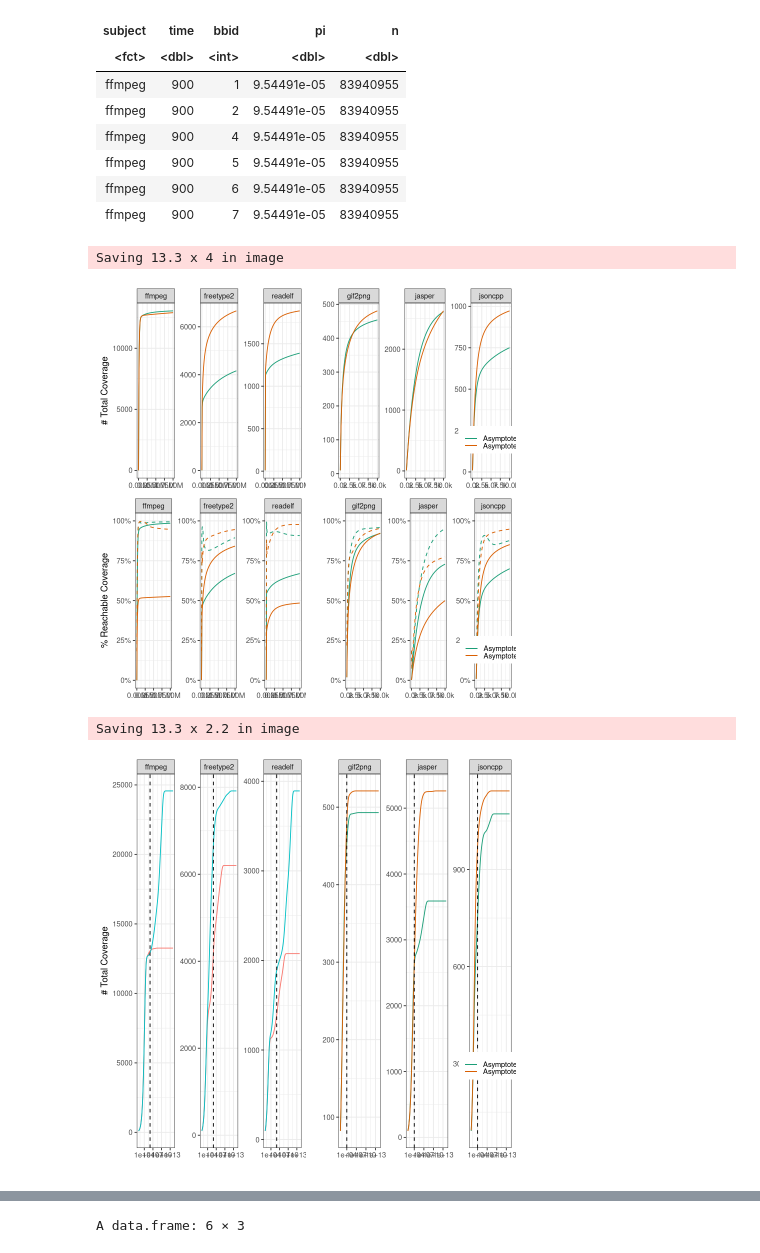
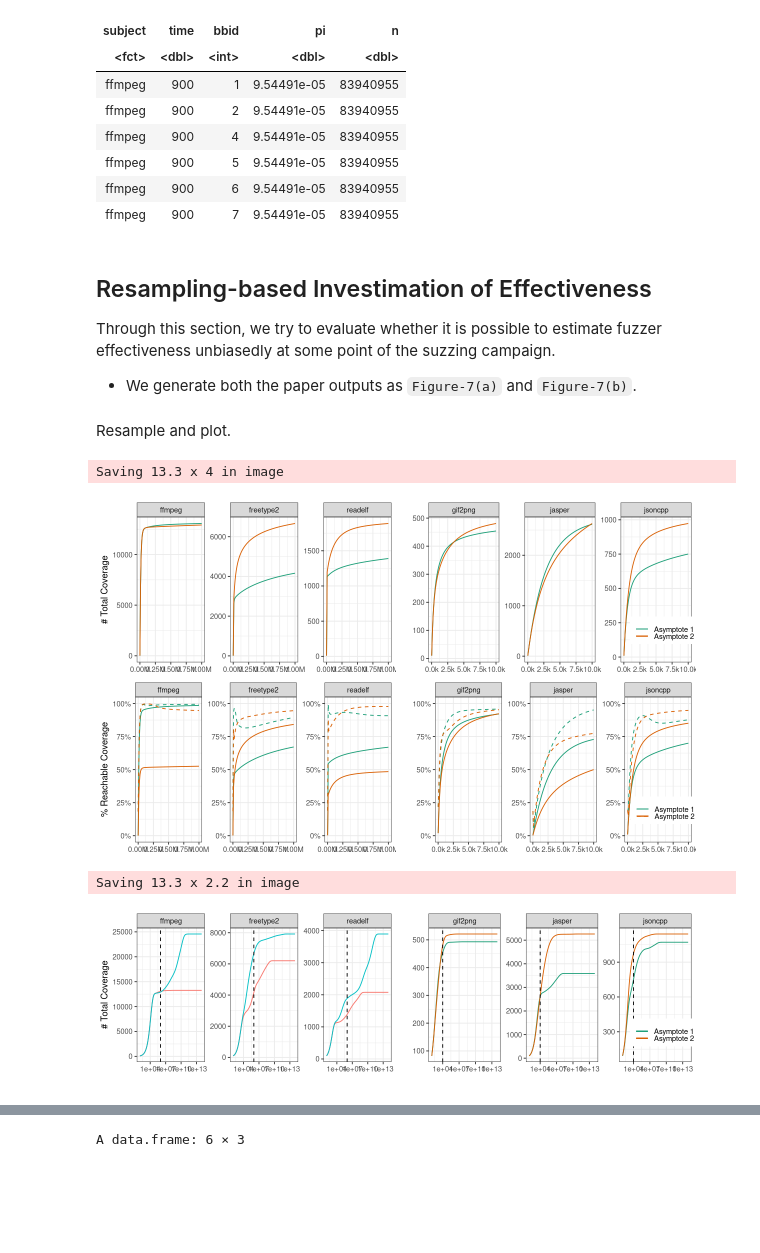
Before and after one commit to dliyanage/false_peaks_experiments, a Jupyter notebook: scripts/analysis.ipynb, the cells around one changed output, grey strips where cells are left out. Cells and saved outputs as stored; diff of their text form; code cells hidden in the pictures; blank space fills up the shorter version.

````diff
--- a/scripts/analysis.ipynb
+++ b/scripts/analysis.ipynb
@@ -259,4 +216,6 @@ A data.frame: 6 × 5
 # %%
+# Compute effectiveness estimates.
+
 datapoints = c(
     900,            # 15 min
     3 * 3600,       # 3 hours
@@ -271,12 +230,12 @@ time2text = function(Time) {
   return("Unknown")
 }
 
-cat("% This file is auto-generated.\n", file = "../figures/part1.tex")
+cat("% This file is auto-generated.\n", file = "../figures/Figure-6.tex")
 for (Subject in levels(factor(fuzztastic$subject))) {
   cat("\\multirow{", length(datapoints),"}{*}{", Subject, "}",
-      sep = "", file = "../figures/part1.tex", append = TRUE)
+      sep = "", file = "../figures/Figure-6.tex", append = TRUE)
   for (Time in datapoints) {
-    cat(" & ",time2text(Time), sep="", file="../figures/part1.tex", append=TRUE)
+    cat(" & ",time2text(Time), sep="", file="../figures/Figure-6.tex", append=TRUE)
     t = subset(fuzztastic, subject == Subject & time == Time) %>% spread(type, value)
     Sn  = t$Sn
     n   = t$max
@@ -327,9 +286,9 @@ for (Subject in levels(factor(fuzztastic$subject))) {
         " & ", format(round(mean(SICE1, na.rm = TRUE), 0), nsmall = 0),
         " & ", format(round(mean(jk1), 0), nsmall = 0),
         " & ", format(round(mean(jk2), 0), nsmall = 0),
-        sep = "", file="../figures/part1.tex", append=TRUE)
-    cat("\\\\\n", sep = "", file = "../figures/part1.tex", append=TRUE)
+        sep = "", file="../figures/Figure-6.tex", append=TRUE)
+    cat("\\\\\n", sep = "", file = "../figures/Figure-6.tex", append=TRUE)
   }
-  cat("\\hline\n", sep = "", file = "../figures/part1.tex", append=TRUE)
+  cat("\\hline\n", sep = "", file = "../figures/Figure-6.tex", append=TRUE)
 }
 sink()
@@ -656,6 +588,12 @@ A grouped_df: 6 × 5
 | ffmpeg | 900 | 5 | 9.54491e-05 | 83940955 |
 | ffmpeg | 900 | 6 | 9.54491e-05 | 83940955 |
 | ffmpeg | 900 | 7 | 9.54491e-05 | 83940955 |
+# %% [markdown]
+## Resampling-based Investimation of Effectiveness
+
+Through this section, we try to evaluate whether it is possible to estimate fuzzer effectiveness unbiasedly at some point of the suzzing campaign.
+
+* We generate both the paper outputs as ```Figure-7(a)``` and ```Figure-7(b)```.
 # %%
 simulate = function(n, Subject, Time, Type) {
   t = species_distribution %>%
@@ -713,11 +651,14 @@ time2text = function(Time) {
   if (Time == 7 * 24 * 3600) return("Asymptote 2")
   return("Unknown")
 }
+# %% [markdown]
+Resample and plot.
 # %%
 subjects1 = c("ffmpeg","freetype2","readelf")
 subjects2 = c("gif2png","jasper","jsoncpp")
 datapoints = c(900, 7 * 24 * 3600)
 
+options(repr.plot.width = 10, repr.plot.height = 6)
 plot1 = ggplot(subset(species_distribution, subject %in% subjects1))
 for (Subject in subjects1) {
   for (Time in datapoints) {
@@ -798,35 +739,36 @@ plot5 = plot5 +
   scale_x_log10(limits=c(100,10^14), name="") +
   ylab("# Total Coverage") +
   #scale_y_continuous(limits=c(0,1), name = "% Reachable Coverage", labels=scales::percent) +
   #scale_color_brewer(breaks=c("15 min", "3 hrs", "1 day", "1 week"),palette = "Dark2") +
   facet_wrap(~subject, scales="free",nrow=1) +
   theme(legend.position="none")
 
 ggarrange(plot1, plot2, plot3, plot4, ncol=2, nrow=2)
-ggsave("../figures/asymptote1.pdf", scale=2, height=2)
+ggsave("../figures/Figure-7(a).pdf", scale=2, height=2)
 
+options(repr.plot.width = 10, repr.plot.height = 3)
 plot6 = ggplot(subset(species_distribution, subject %in% subjects2))
 for (Subject in subjects2) {
   for (Time in datapoints) {
     plot6 = plot6 + geom_function(data = data.frame(subject = Subject, time = time2text(Time)),
       fun = simulate,  aes(color=time), args = list(Subject, Time, "Sn"))
   }
 }
 plot6 = plot6 +
   geom_vline(xintercept=10^4, color="black", linetype="dashed") +
   scale_x_log10(limits=c(100,10^14), name="") +
   ylab("")+
   scale_color_brewer(breaks=c("Asymptote 1", "Asymptote 2"),palette = "Dark2") +
   #scale_y_continuous(limits=c(0,1), name = "", labels=scales::percent) +
   facet_wrap(~subject, scales="free",nrow=1) +
   theme(legend.position = c(0.9, 0.22), legend.title = element_blank(), legend.key.height= unit(0.1, 'cm'))
 
 
 ggarrange(plot5, plot6, ncol=2, nrow=1)
 
-ggsave("../figures/asymptote2.pdf", scale=2, height=1.1)
+ggsave("../figures/Figure-7(b).pdf", scale=2, height=1.1)
 # %% [output]
 Saving 13.3 x 4 in image
-[figure, old version]
+[figure, new version]
 Saving 13.3 x 2.2 in image
-[figure, old version]
+[figure, new version]
````
Also changed, not shown: parts of 43 cells of this notebook.
